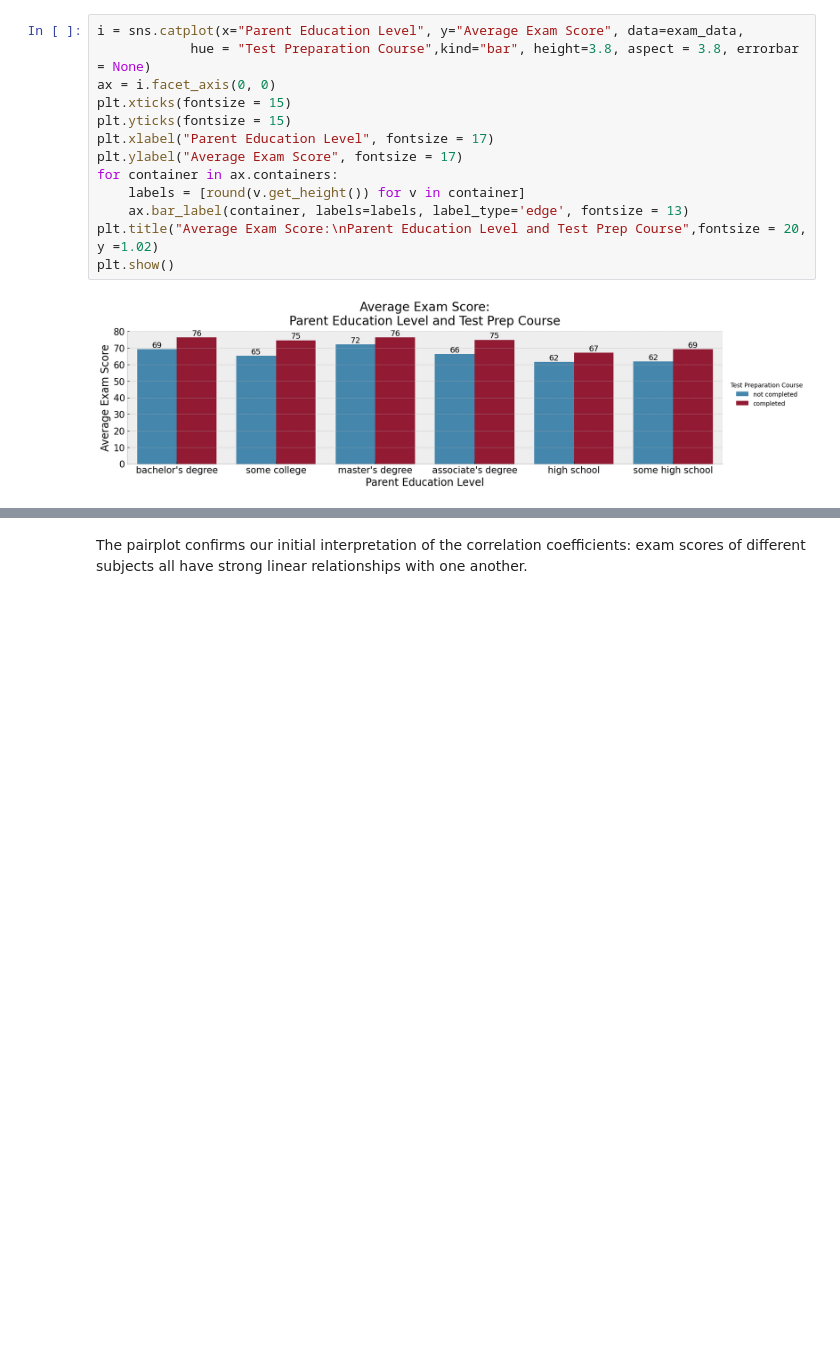
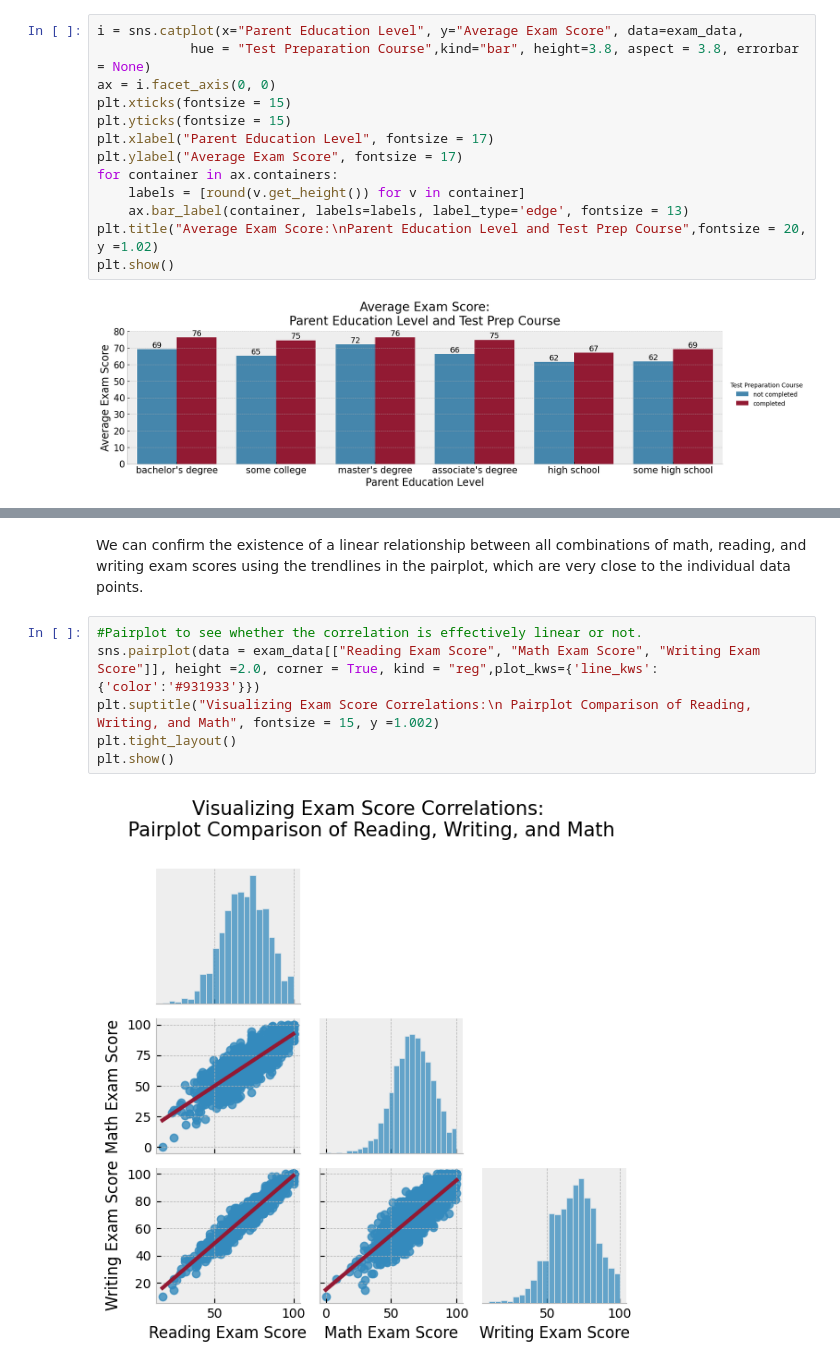
Before and after one commit to Dora-Cordero/DataCamp-Projects, a Jupyter notebook: notebook.ipynb, the cells around one changed output, grey strips where cells are left out. Saved outputs shown, nothing was run; the diff lists cells and outputs as text; blank space fills up the shorter version.

```diff
--- a/notebook.ipynb
+++ b/notebook.ipynb
@@ -331,3 +302,11 @@ plt.show()
 # %% [markdown]
-The pairplot confirms our initial interpretation of the correlation coefficients: exam scores of different subjects all have strong linear relationships with one another.
+We can confirm the existence of a linear relationship between all combinations of math, reading, and writing exam scores using the trendlines in the pairplot, which are very close to the individual data points.
+# %%
+#Pairplot to see whether the correlation is effectively linear or not.
+sns.pairplot(data = exam_data[["Reading Exam Score", "Math Exam Score", "Writing Exam Score"]], height =2.0, corner = True, kind = "reg",plot_kws={'line_kws':{'color':'#931933'}})
+plt.suptitle("Visualizing Exam Score Correlations:\n Pairplot Comparison of Reading, Writing, and Math", fontsize = 15, y =1.002)
+plt.tight_layout()
+plt.show()
+# %% [output]
+[figure, new version]
 # %% [markdown]
```
Also changed, not shown: parts of 32 cells of this notebook.
